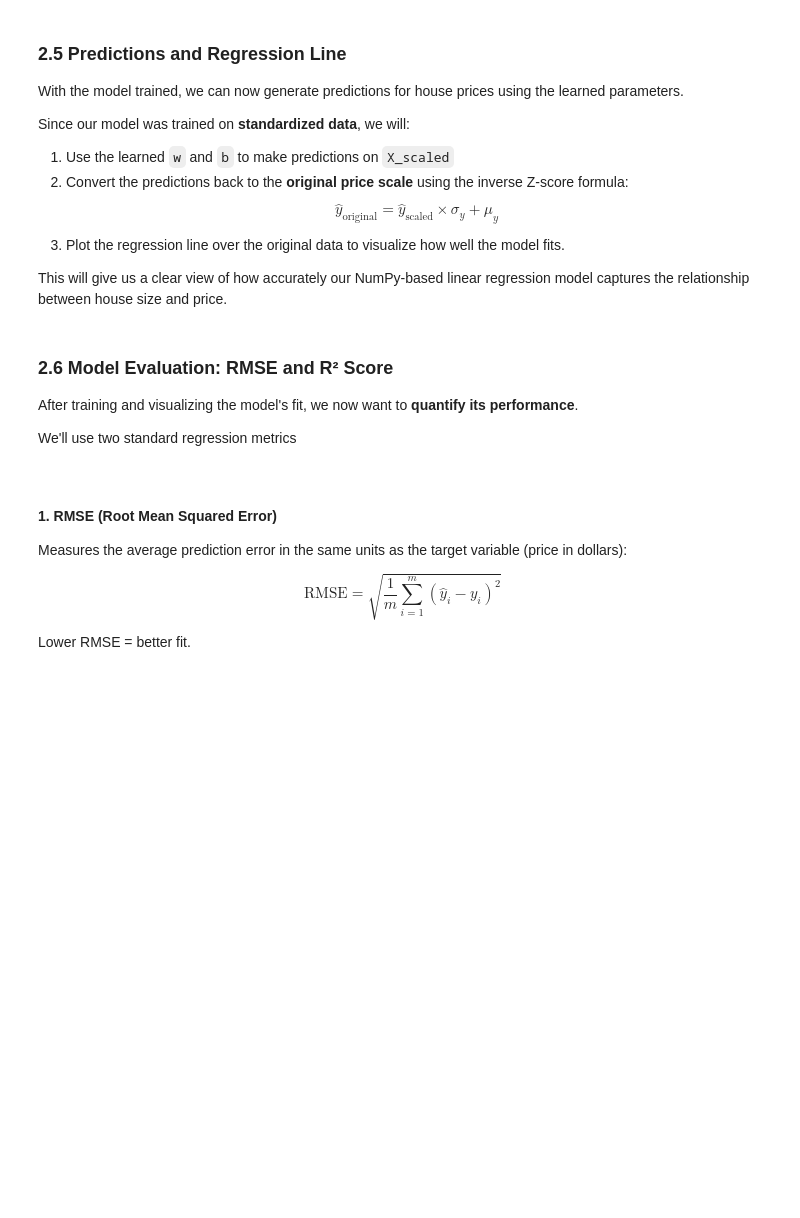
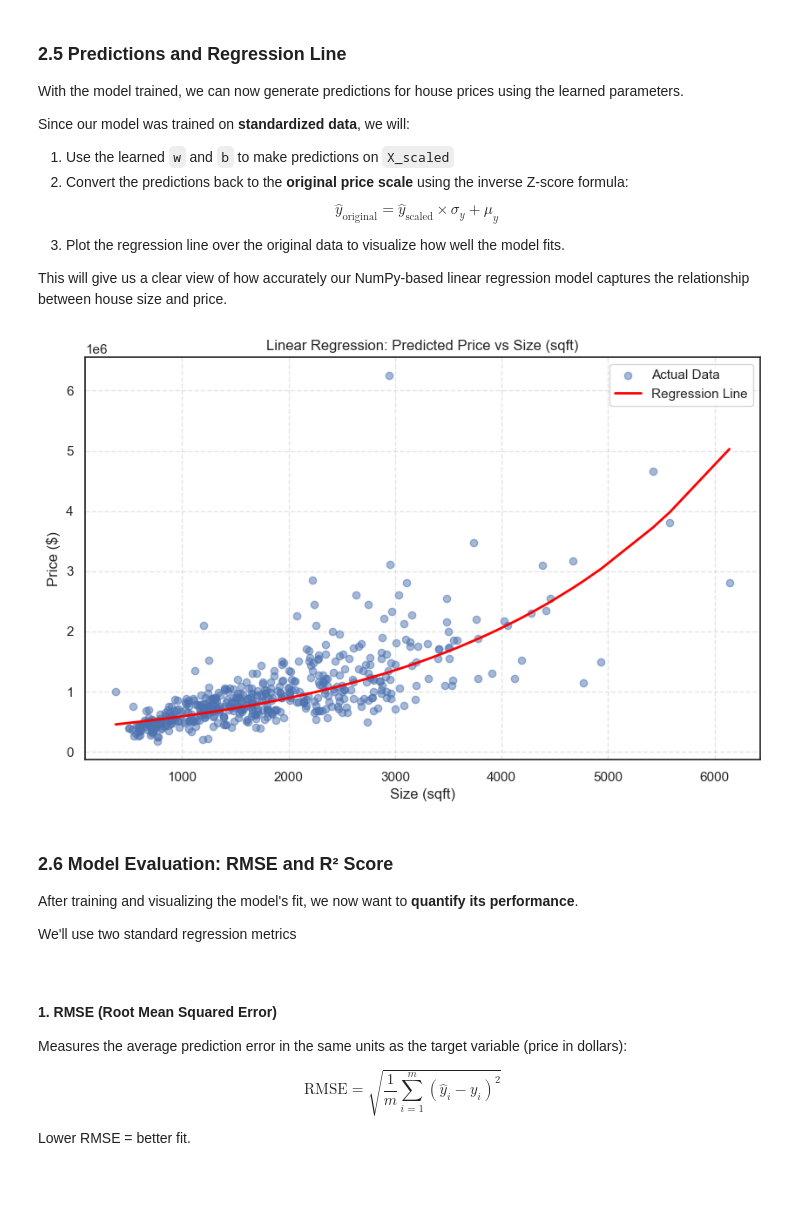
Before and after one commit to erickhangati/machine-learning-projects, a Jupyter notebook: linear-regression/house-price-prediction/house-price-prediction.ipynb, the cells around one changed output. Drawn from its saved outputs; the diff is of its cells as text; code cells hidden in the pictures; blank space fills up the shorter version.

```diff
--- a/linear-regression/house-price-prediction/house-price-prediction.ipynb
+++ b/linear-regression/house-price-prediction/house-price-prediction.ipynb
@@ -676,6 +678,29 @@ This will give us a clear view of how accurately our NumPy-based linear regressi
 # Predict scaled prices (log-space)
 y_hat_log = final_weight * X_test_scaled + final_bias
 y_hat = np.exp(y_hat_log)  # Convert back to original price scale
+# %%
+# Convert to NumPy for plotting
+X_test_np = np.array(X_test)          # original sqft
+y_test_np = np.array(y_test)          # original prices
+y_hat_np = np.array(y_hat)            # predicted prices
+
+# Sort values by X for a clean regression line
+sorted_idx = np.argsort(X_test_np)
+X_sorted = X_test_np[sorted_idx]
+y_hat_sorted = y_hat_np[sorted_idx]
+
+# Plot
+plt.figure(figsize=(10, 6))
+plt.scatter(X_test_np, y_test_np, label="Actual Data", alpha=0.5)
+plt.plot(X_sorted, y_hat_sorted, color="red", label="Regression Line", linewidth=2)
+plt.title("Linear Regression: Predicted Price vs Size (sqft)")
+plt.xlabel("Size (sqft)")
+plt.ylabel("Price ($)")
+plt.legend()
+plt.grid(True)
+plt.show()
+# %% [output]
+[figure, added]
 # %% [markdown]
 ### 2.6 Model Evaluation: RMSE and R² Score
 
```
Also changed, not shown: parts of 2 cells of this notebook.
